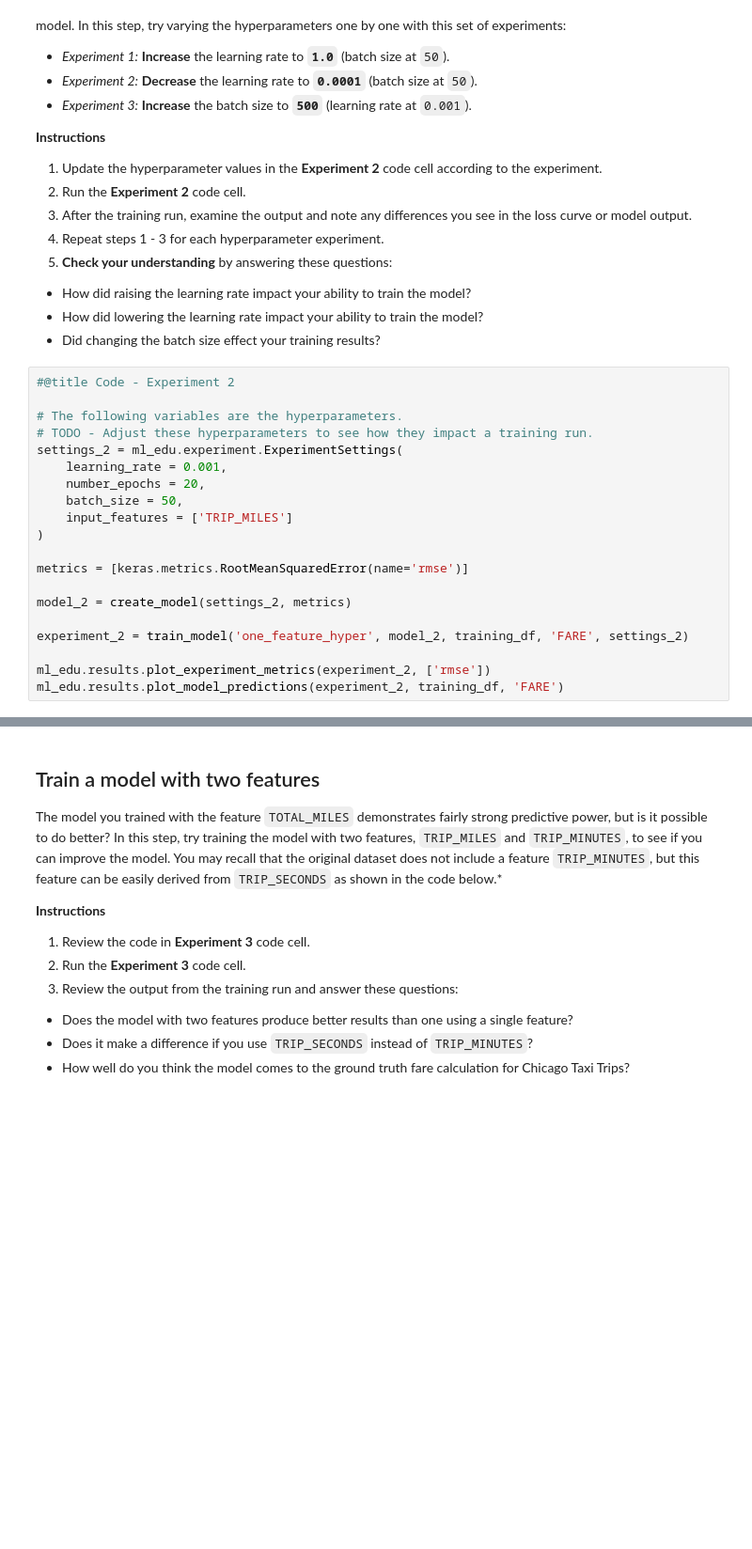
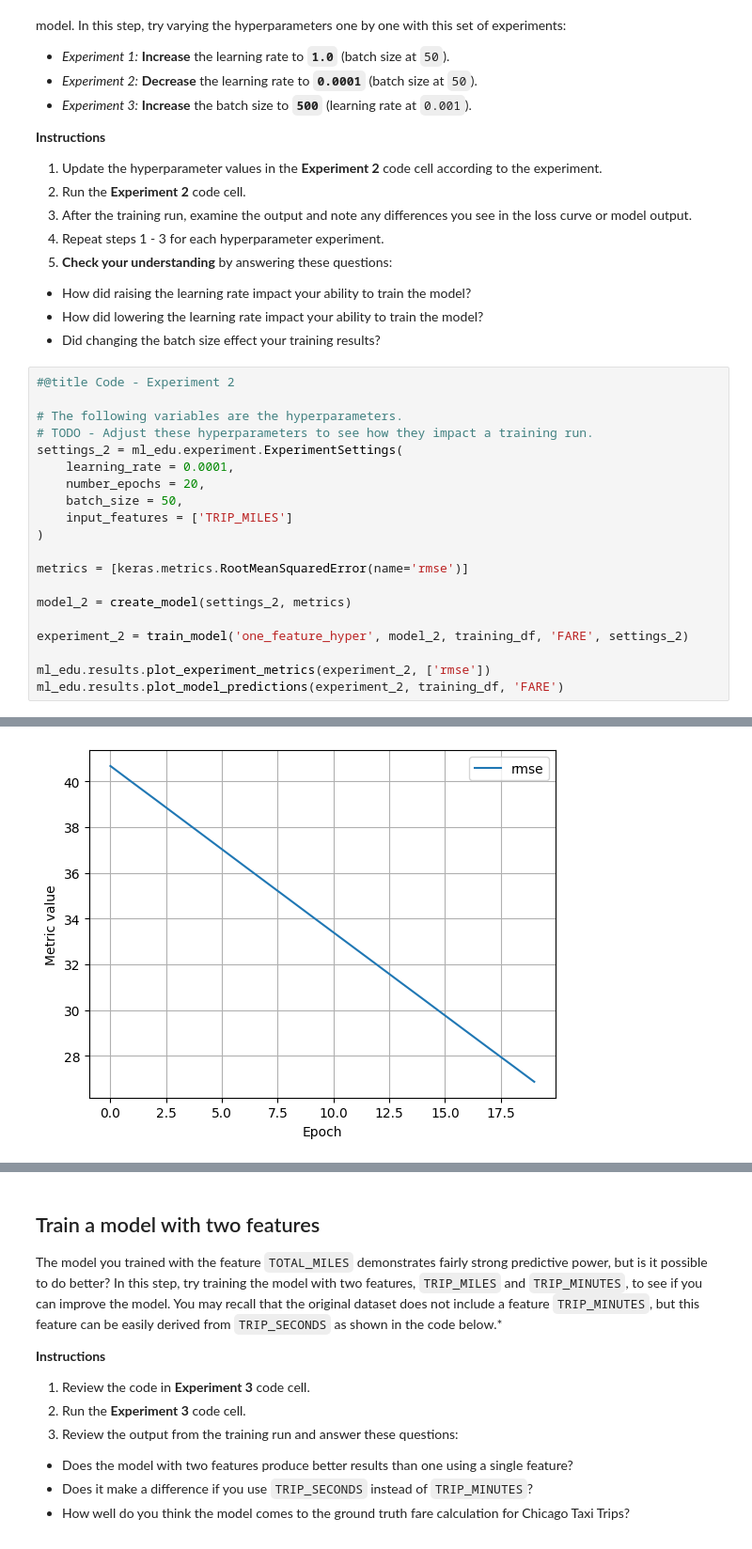
Before and after one commit to pringle6/MLCC, a Jupyter notebook: ml/cc/exercises/linear_regression_taxi.ipynb, the cells around one changed output, grey strips where cells are left out. Shown at 94% size. Cells and saved outputs as stored; diff of their text form; blank space fills up the shorter version.

```diff
--- a/ml/cc/exercises/linear_regression_taxi.ipynb
+++ b/ml/cc/exercises/linear_regression_taxi.ipynb
@@ -420,7 +437,7 @@ It is common with machine learning to run multiple experiments to find the best
 # The following variables are the hyperparameters.
 # TODO - Adjust these hyperparameters to see how they impact a training run.
 settings_2 = ml_edu.experiment.ExperimentSettings(
-    learning_rate = 0.001,
+    learning_rate = 0.0001,
     number_epochs = 20,
     batch_size = 50,
     input_features = ['TRIP_MILES']
@@ -434,3 +451,4 @@ experiment_2 = train_model('one_feature_hyper', model_2, training_df, 'FARE', se
 
 ml_edu.results.plot_experiment_metrics(experiment_2, ['rmse'])
 ml_edu.results.plot_model_predictions(experiment_2, training_df, 'FARE')
+# %% [output]
@@ -437,3 +473,4 @@ ml_edu.results.plot_model_predictions(experiment_2, training_df, 'FARE')
+[figure, added]
 # %%
 #@title Double-click to view answers for hyperparameter experiments
 
```
Also changed, not shown: parts of 12 cells of this notebook.
